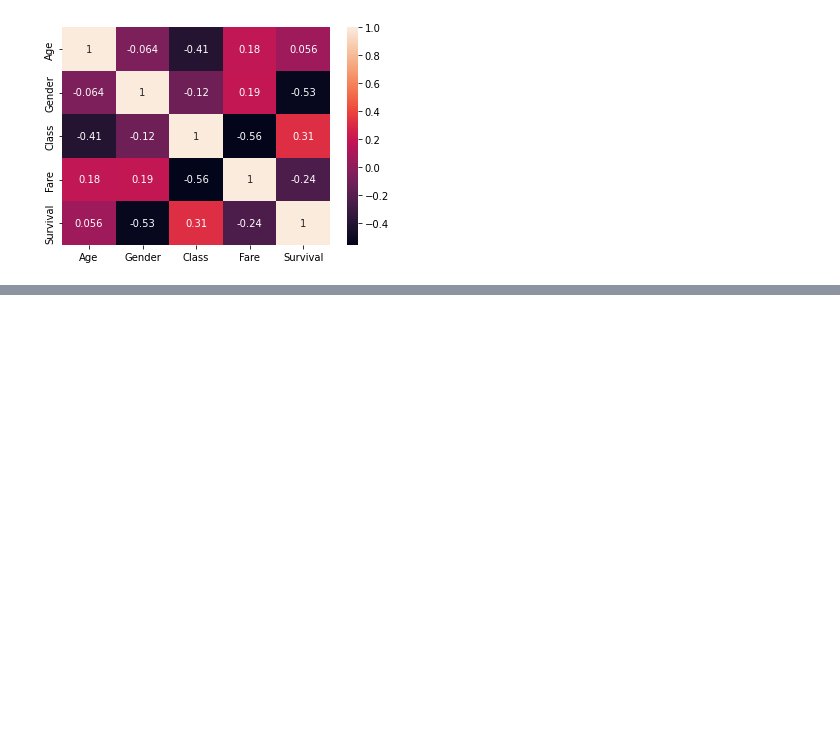
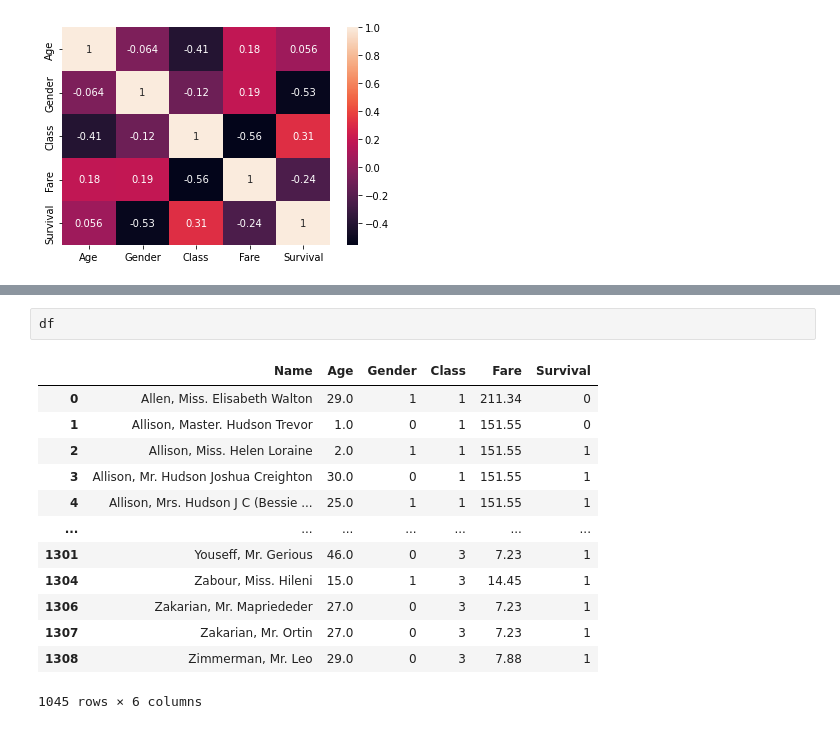
Before and after one commit to ckavana/ITCS-3162-Final-project---group-12, a Jupyter notebook: Final_Project_Notebook.ipynb, the cells around one changed output, grey strips where cells are left out. Drawn from its saved outputs; the diff is of its cells as text; blank space fills up the shorter version.

```diff
--- a/Final_Project_Notebook.ipynb
+++ b/Final_Project_Notebook.ipynb
@@ -83,0 +105,16 @@ sns.heatmap(df_corr, annot= True)
+# %%
+df
+# %% [output]
+|  | Name | Age | Gender | Class | Fare | Survival |
+| 0 | Allen, Miss. Elisabeth Walton | 29.0 | 1 | 1 | 211.34 | 0 |
+| 1 | Allison, Master. Hudson Trevor | 1.0 | 0 | 1 | 151.55 | 0 |
+| 2 | Allison, Miss. Helen Loraine | 2.0 | 1 | 1 | 151.55 | 1 |
+| 3 | Allison, Mr. Hudson Joshua Creighton | 30.0 | 0 | 1 | 151.55 | 1 |
+| 4 | Allison, Mrs. Hudson J C (Bessie ... | 25.0 | 1 | 1 | 151.55 | 1 |
+| ... | ... | ... | ... | ... | ... | ... |
+| 1301 | Youseff, Mr. Gerious | 46.0 | 0 | 3 | 7.23 | 1 |
+| 1304 | Zabour, Miss. Hileni | 15.0 | 1 | 3 | 14.45 | 1 |
+| 1306 | Zakarian, Mr. Mapriededer | 27.0 | 0 | 3 | 7.23 | 1 |
+| 1307 | Zakarian, Mr. Ortin | 27.0 | 0 | 3 | 7.23 | 1 |
+| 1308 | Zimmerman, Mr. Leo | 29.0 | 0 | 3 | 7.88 | 1 |
+1045 rows × 6 columns
```
Also changed, not shown: parts of 3 cells of this notebook.
